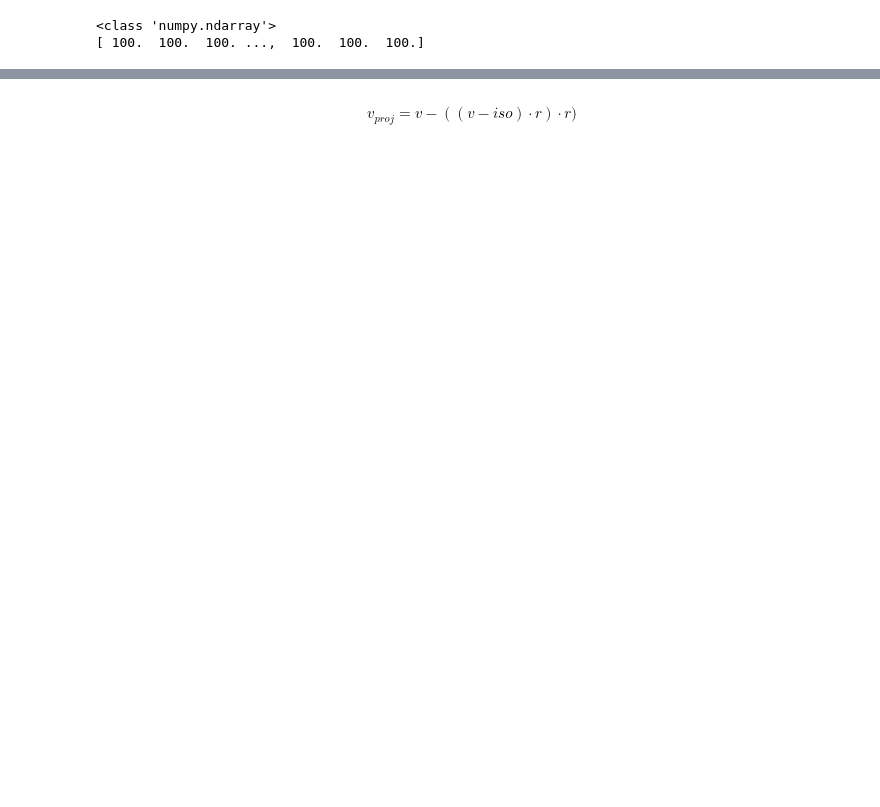
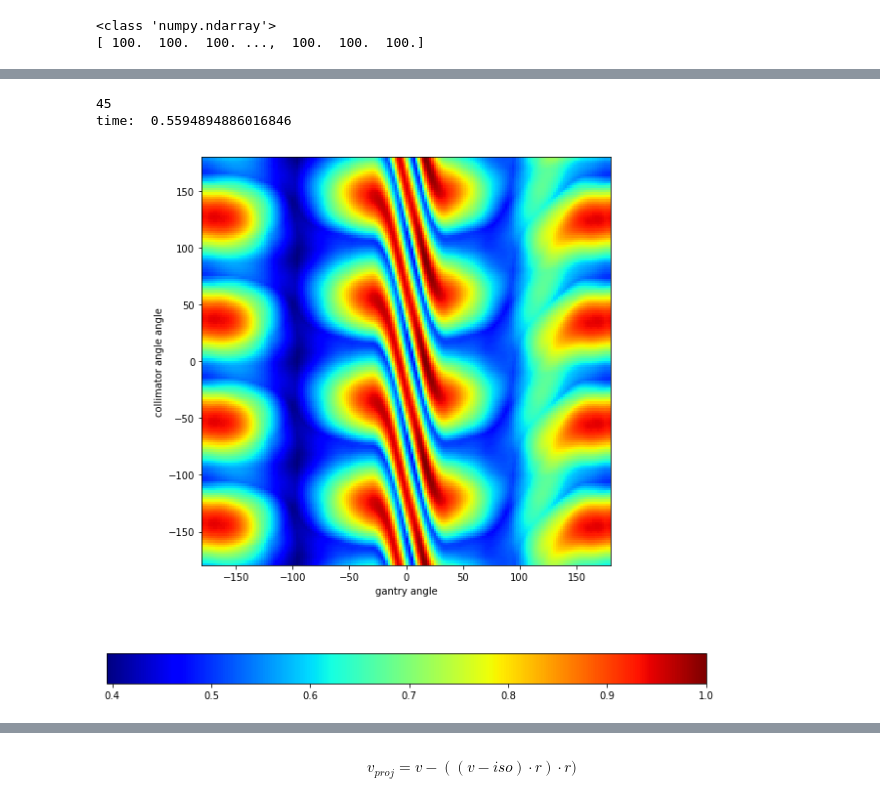
Before and after one commit to jandrejk/AstarOptimization, a Jupyter notebook: GC_map.ipynb, the cells around one changed output, grey strips where cells are left out. Saved outputs shown, nothing was run; the diff lists cells and outputs as text; code cells hidden in the pictures; blank space fills up the shorter version.

Commit message:
adapted A* added and rot changed for colli CCW

```diff
--- a/GC_map.ipynb
+++ b/GC_map.ipynb
@@ -361,0 +349,80 @@ plt.show()
+# %%
+start = time.time()
+
+length = len(ga)
+col_map = []
+
+colli_angle = np.deg2rad(np.arange(-179.,-90.,2.)) # [-179,179] in steps of 2
+print(len(colli_angle))
+##
+#ONLY NEED TO DO 1/4 BECAUSE THEN PATTERN GETS REPEATED
+##
+#print(len(colli_angle))
+
+#print(len(colli_angle))
+
+colli_matrix = np.array([np.cos(colli_angle),-np.sin(colli_angle)])
+colli_matrix2 = np.array([np.sin(colli_angle),np.cos(colli_angle)])
+
+BEV = np.zeros(np.shape(PTV_vertices))
+BEV[:,2] += SAD
+
+for i in range(length) :
+    gantry = np.deg2rad( ga[i])#ga[0]
+    table = np.deg2rad(ta[i])#ta[0]
+
+    Rz_red = np.array([[np.cos(-table), -np.sin(-table)],
+               [np.sin(-table),np.cos(-table)]])
+
+    Ry_red = np.array([[np.cos(-gantry), -np.sin(-gantry)],
+                         [np.sin(-gantry),np.cos(-gantry)]])
+
+    M1 = np.dot(Rz_red,PTV_vertices[:,[0,1]].T)
+
+
+    y_trafo = M1[1,:]
+
+
+    M2 = np.dot(Ry_red,np.vstack((M1[0,:],PTV_vertices[:,2])) )
+    x_trafo = M2[0,:]
+    z_trafo = M2[1,:]
+
+    PTV_vertices_trafo = np.vstack((x_trafo,y_trafo,z_trafo)).T
+
+    #PTV_vertices_trafo_proj = np.array([projection(vector=v,BEV=BEV) for v in PTV_vertices_trafo])
+    z_points = PTV_vertices_trafo[:,2]
+    #print(np.shape(z_points))
+    #print(BEV)
+    lambda_vec = np.divide(z_points,BEV[:,2]-z_points)
+    PTV_vertices_trafo_proj = PTV_vertices_trafo + np.multiply((PTV_vertices_trafo-BEV).T,lambda_vec).T
+    #PTV_vertices_trafo_proj = PTV_vertices_trafo
+
+
+    points = (PTV_vertices_trafo_proj[:,[0,1]])
+    hull = ConvexHull(points)
+    Q = PTV_vertices_trafo_proj[np.hstack((hull.simplices[:,0],hull.simplices[:,1]))]
+
+    """
+    old A
+    """
+    #A = np.dot(PTV_vertices_trafo_proj[:,[0,1]],colli_matrix)
+    A = np.dot(Q[:,[0,1]],colli_matrix)
+
+    B = np.dot(Q[:,[0,1]],colli_matrix2)
+
+    x_min_dist = A.max(axis=0) - A.min(axis=0)
+    y_min_dist = B.max(axis=0) - B.min(axis=0)
+
+    col_map.append(np.multiply(x_min_dist,y_min_dist))
+
+area_map = np.hstack((col_map,col_map,col_map,col_map)).T
+area_map /= area_map.max()
+print('time: ',time.time()-start)
+# %% [output]
+45
+time:  0.5594894886016846
+# %%
+QuickPlot2(pic=area_map,name='area_plot')
+plt.show()
+# %% [output]
+[figure, added]
```
Also changed, not shown: parts of 22 cells of this notebook.
